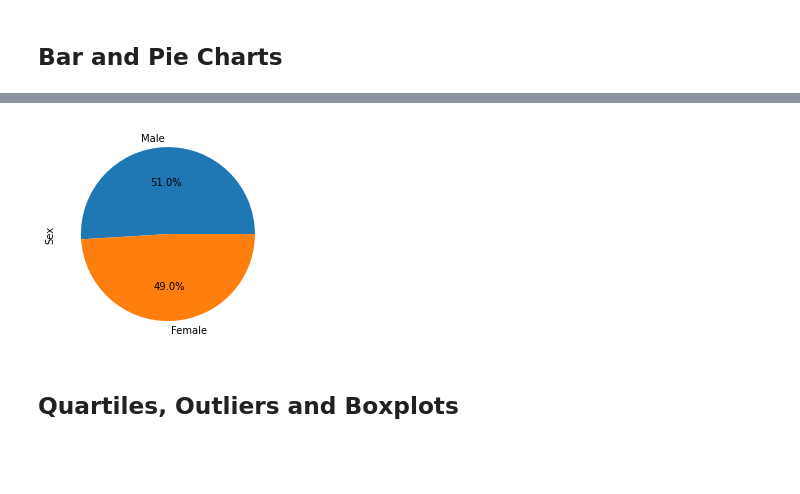
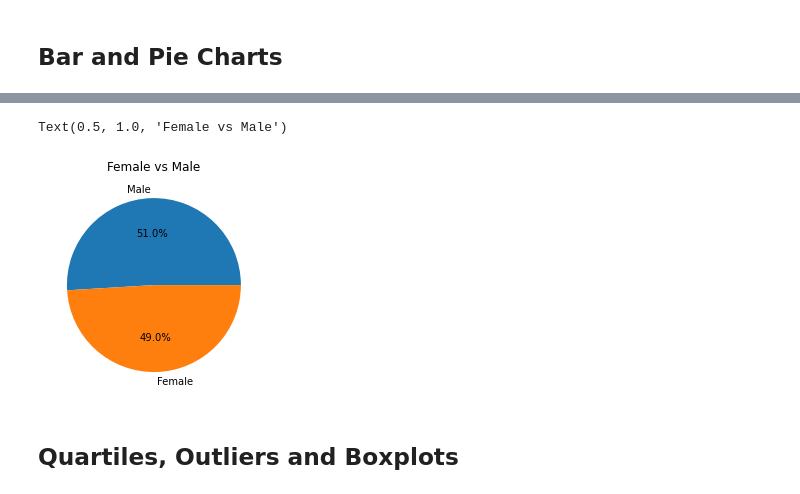
Before and after one commit to HungK28/matplotlib_challenge, a Jupyter notebook: pymaceuticals_starter.ipynb, the cells around one changed output, grey strips where cells are left out. Drawn from its saved outputs; the diff is of its cells as text; code cells hidden in the pictures; blank space fills up the shorter version.

```diff
--- a/pymaceuticals_starter.ipynb
+++ b/pymaceuticals_starter.ipynb
@@ -145,3 +168,6 @@ summary_stats_df.head()
 # %%
 # Generate a pie plot showing the distribution of female versus male mice using pandas
+sex = clean_df["Sex"].value_counts()
+
+pie_plot = sex.plot.pie(autopct="%1.1f%%", title="Female vs Male")
 # %% [output]
@@ -149,7 +175,10 @@ summary_stats_df.head()
 # %%
 # Generate a pie plot showing the distribution of female versus male mice using pyplot
+plt.pie(sex, labels=sex.index.values, autopct="%1.1f%%")
+plt.title("Female vs Male")
 # %% [output]
+Text(0.5, 1.0, 'Female vs Male')
-[figure, old version]
+[figure, new version]
 # %% [markdown]
 ## Quartiles, Outliers and Boxplots
 # %%
```
Also changed, not shown: parts of 5 cells of this notebook, 1 other file.
